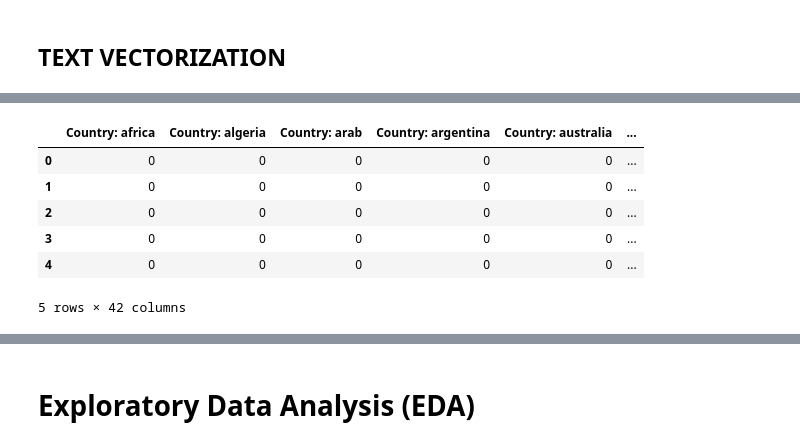
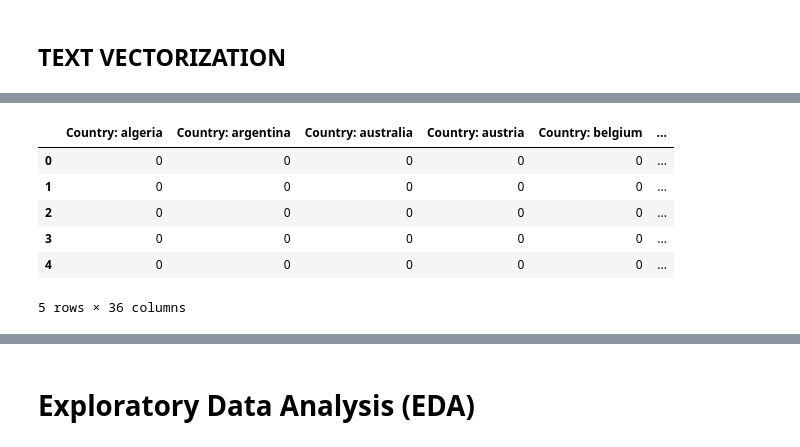
Before and after one commit to AndrewJeong89/GA-DSI, a Jupyter notebook: projects/projects-weekly/project-06/IMDB RATING.ipynb, the cells around one changed output, grey strips where cells are left out. Saved outputs shown, nothing was run; the diff lists cells and outputs as text; code cells hidden in the pictures.

```diff
--- a/projects/projects-weekly/project-06/IMDB RATING.ipynb
+++ b/projects/projects-weekly/project-06/IMDB RATING.ipynb
@@ -264,7 +249,9 @@ df.head()
 # %%
 from sklearn.feature_extraction.text import CountVectorizer
 # %%
-cv = CountVectorizer(binary=True, max_features=50)
+# CountVectorize Genre Column (dummy variables)
+
+cv = CountVectorizer(tokenizer=lambda x: x.split(', '),binary=True, max_features=50)
 data = cv.fit_transform(df.Genre).todense()
 columns = ['genre_'+c for c in cv.get_feature_names()]
 genredf = pd.DataFrame(data, columns=columns)
@@ -302,7 +292,9 @@ genredf.drop('genre_music',axis=1, inplace=True)
 # %%
 df = pd.concat([df, genredf], axis = 1)
 # %%
-cv = CountVectorizer(token_pattern=u'(?u)\\w+\.?\\w?\.? \\w+', binary=True, max_features=50)
+# CountVectorize Actor Columns (dummy variables)
+
+cv = CountVectorizer(tokenizer=lambda x: x.split(', '), binary=True, max_features=50)
 data = cv.fit_transform(df.Actors).todense()
 columns = ['actor: '+c for c in cv.get_feature_names()]
 actorsdf = pd.DataFrame(data, columns=columns)
@@ -319,6 +336,8 @@ actorsdf.head()
 df = pd.concat([df, actorsdf], axis = 1)
 # %%
-cv = CountVectorizer(binary=True, max_features=50)
+# CountVectorize Language Column (dummy variables)
+
+cv = CountVectorizer(tokenizer=lambda x: x.split(', '),binary=True, max_features=50)
 data = cv.fit_transform(df.Language).todense()
 columns = ['Language: '+c for c in cv.get_feature_names()]
 lang_df = pd.DataFrame(data, columns=columns)
@@ -354,3 +375,5 @@ dtype: int64
 # %%
-lang_df.drop('Language: language',axis=1, inplace=True)
+# drop 'Language: american sign language' for classification purposes
+
+lang_df.drop('Language: american sign language',axis=1, inplace=True)
 # %%
@@ -357,15 +382,17 @@ lang_df.drop('Language: language',axis=1, inplace=True)
 df = pd.concat([df, lang_df], axis = 1)
 # %%
-cv = CountVectorizer(binary=True, max_features=50)
+# CountVectorize Country Column (dummy variables)
+
+cv = CountVectorizer(tokenizer=lambda x: x.split(', '),binary=True, max_features=50)
 data = cv.fit_transform(df.Country).todense()
 columns = ['Country: '+c for c in cv.get_feature_names()]
 coun_df = pd.DataFrame(data, columns=columns)
 coun_df.head()
 # %% [output]
-|  | Country: africa | Country: algeria | Country: arab | Country: argentina | Country: australia | ... |
+|  | Country: algeria | Country: argentina | Country: australia | Country: austria | Country: belgium | ... |
 | 0 | 0 | 0 | 0 | 0 | 0 | ... |
 | 1 | 0 | 0 | 0 | 0 | 0 | ... |
 | 2 | 0 | 0 | 0 | 0 | 0 | ... |
 | 3 | 0 | 0 | 0 | 0 | 0 | ... |
 | 4 | 0 | 0 | 0 | 0 | 0 | ... |
-5 rows × 42 columns
+5 rows × 36 columns
```
Also changed, not shown: parts of 38 cells of this notebook, 18 other files.
